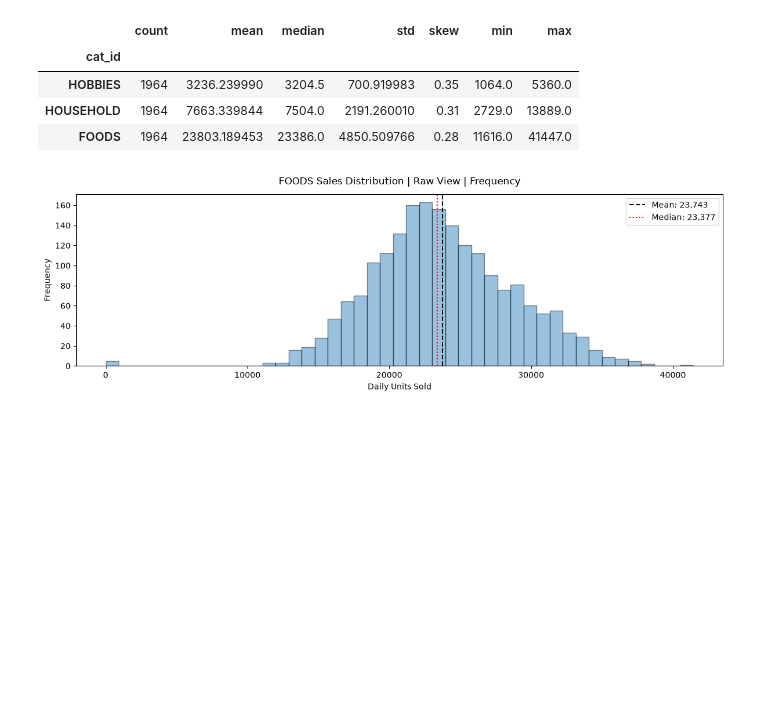
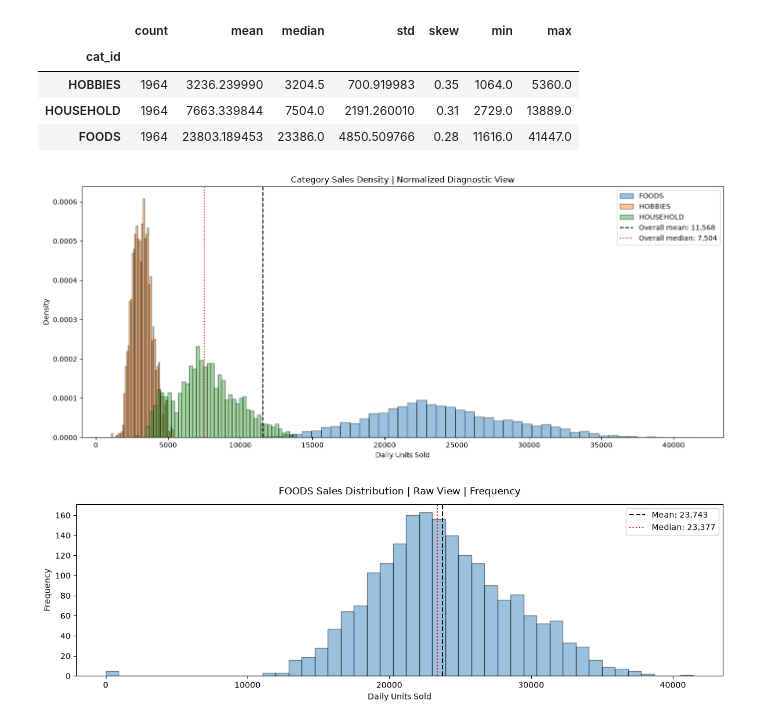
Before and after one commit to jclaudio019/portfolio-projects, a Jupyter notebook: notebooks/Data_Exploration.ipynb, the cells around one changed output. Saved outputs shown, nothing was run; the diff lists cells and outputs as text; code cells hidden in the pictures; blank space fills up the shorter version.

Commit message:
Fixing the last touches on the data exploration notebook

```diff
--- a/notebooks/Data_Exploration.ipynb
+++ b/notebooks/Data_Exploration.ipynb
@@ -592,6 +600,40 @@ category_summary_normalized
 | HOBBIES | 1964 | 3236.239990 | 3204.5 | 700.919983 | 0.35 | 1064.0 | 5360.0 |
 | HOUSEHOLD | 1964 | 7663.339844 | 7504.0 | 2191.260010 | 0.31 | 2729.0 | 13889.0 |
 | FOODS | 1964 | 23803.189453 | 23386.0 | 4850.509766 | 0.28 | 11616.0 | 41447.0 |
+# %%
+overall_mean = category_daily_normalized["y"].mean()
+overall_median = category_daily_normalized["y"].median()
+
+CATEGORY_COLORS = {
+    "FOODS": "tab:blue",
+    "HOBBIES": "tab:orange",
+    "HOUSEHOLD": "tab:green",
+}
+
+plt.figure(figsize=(14, 6))
+
+for cat in sorted(category_daily_normalized["cat_id"].unique()):
+    data = category_daily_normalized.loc[category_daily_normalized["cat_id"].eq(cat), "y"]
+    plt.hist(
+        data,
+        bins="sqrt",
+        density=True,
+        alpha=0.45,
+        edgecolor="black",
+        label=cat,
+        color=CATEGORY_COLORS.get(cat, "tab:gray"),
+    )
+
+plt.axvline(overall_mean, color="black", linestyle="--", label=f"Overall mean: {overall_mean:,.0f}")
+plt.axvline(overall_median, color="red", linestyle=":", label=f"Overall median: {overall_median:,.0f}")
+plt.title("Category Sales Density | Normalized Diagnostic View")
+plt.xlabel("Daily Units Sold")
+plt.ylabel("Density")
+plt.legend()
+plt.tight_layout()
+plt.show()
+# %% [output]
+[figure, added]
 # %%
 plot_category_histograms(category_daily_raw, title_suffix="Raw View", density=False)
 # %% [output]
```
Also changed, not shown: parts of 12 cells of this notebook.
